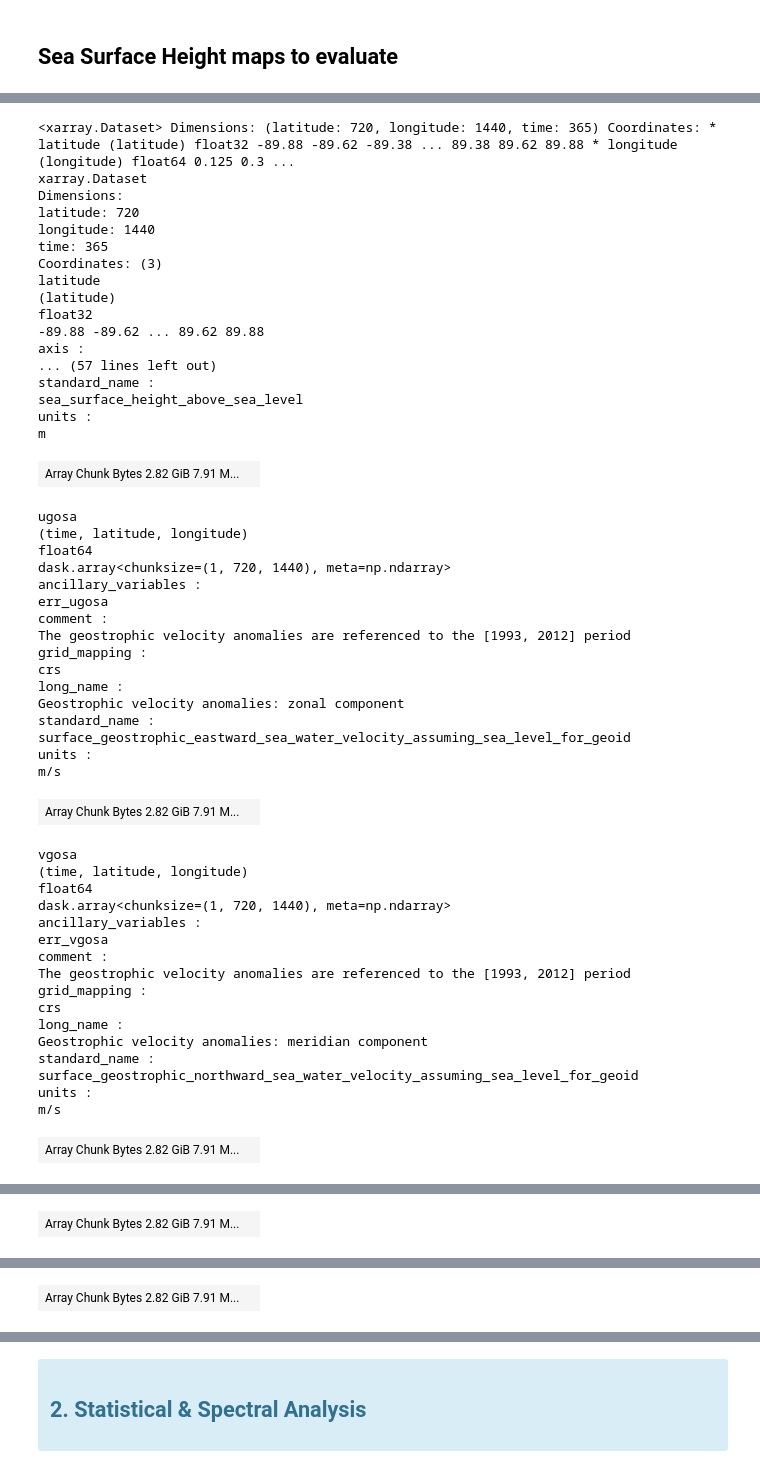
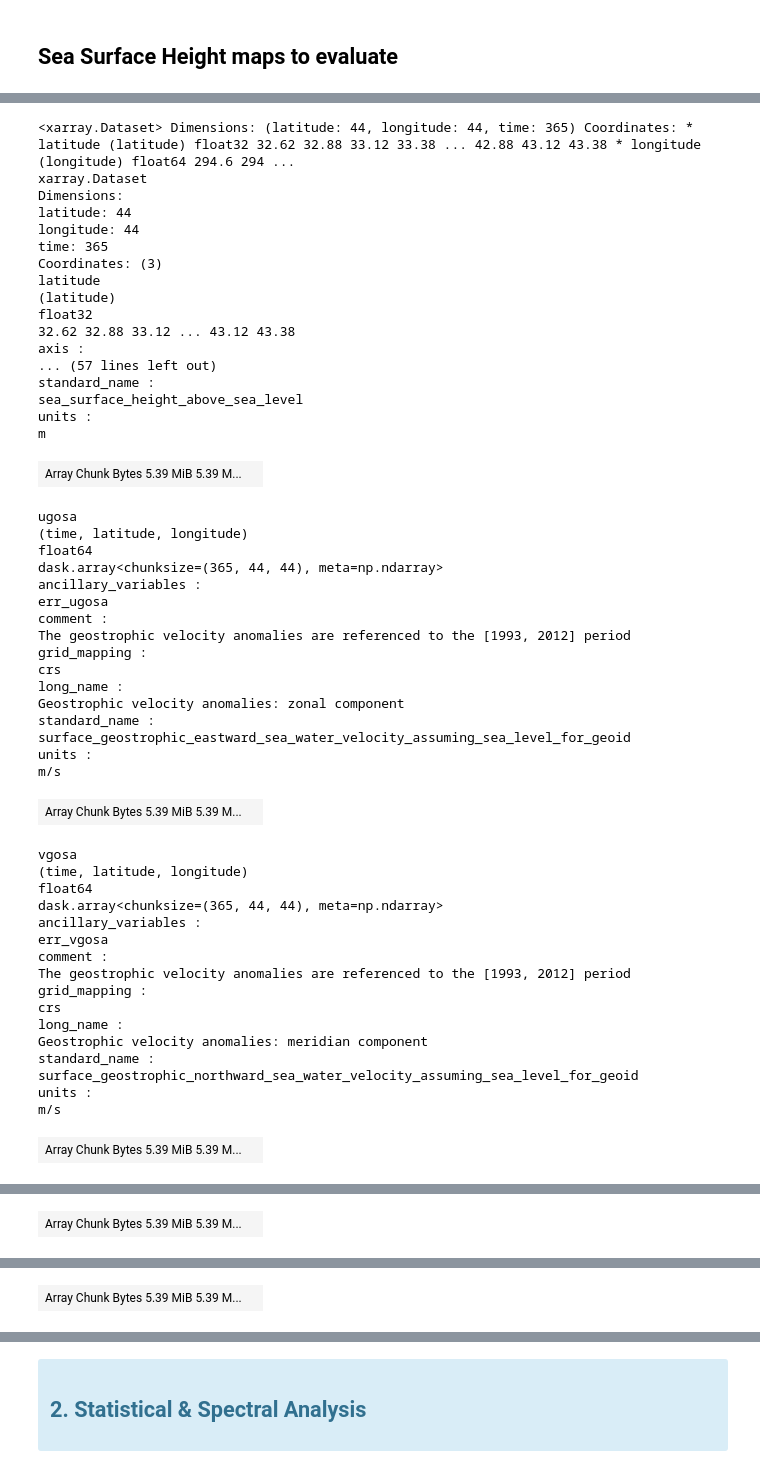
Before and after one commit to ocean-data-challenges/2023a_SSH_mapping_OSE, a Jupyter notebook: docs/source/gallery/ssh_scores_DUACS_geos_GS.ipynb, the cells around one changed output, grey strips where cells are left out. Cells and saved outputs as stored; diff of their text form; code cells hidden in the pictures.

```diff
--- a/docs/source/gallery/ssh_scores_DUACS_geos_GS.ipynb
+++ b/docs/source/gallery/ssh_scores_DUACS_geos_GS.ipynb
@@ -107,7 +118,7 @@ Data variables:
 ## Sea Surface Height maps to evaluate
 # %%
 %%time
-list_of_maps = sorted(glob('../data/maps/DUACS_global_allsat-alg/*.nc'))
+list_of_maps = sorted(glob('../data/maps/DUACS_GS.nc'))
 ds_maps = xr.open_mfdataset(list_of_maps, combine='nested', concat_dim='time')
 ds_maps = ds_maps.sel(time=slice(time_min, time_max))
 ds_maps
@@ -117,25 +128,25 @@ Wall time: 8.42 s
-<xarray.Dataset> Dimensions: (latitude: 720, longitude: 1440, time: 365) Coordinates: * latitude (latitude) float32 -89.88 -89.62 -89.38 ... 89.38 89.62 89.88 * longitude (longitude) float64 0.125 0.3 ...
+<xarray.Dataset> Dimensions: (latitude: 44, longitude: 44, time: 365) Coordinates: * latitude (latitude) float32 32.62 32.88 33.12 33.38 ... 42.88 43.12 43.38 * longitude (longitude) float64 294.6 294 ...
 xarray.Dataset
 Dimensions:
-latitude: 720
-longitude: 1440
+latitude: 44
+longitude: 44
 time: 365
 Coordinates: (3)
 latitude
 (latitude)
 float32
--89.88 -89.62 ... 89.62 89.88
+32.62 32.88 33.12 ... 43.12 43.38
 axis :
 ... (57 lines left out)
 standard_name :
 sea_surface_height_above_sea_level
 units :
 m
-| Array Chunk Bytes 2.82 GiB 7.91 M... |  |
+| Array Chunk Bytes 5.39 MiB 5.39 M... |  |
 ugosa
 (time, latitude, longitude)
 float64
-dask.array<chunksize=(1, 720, 1440), meta=np.ndarray>
+dask.array<chunksize=(365, 44, 44), meta=np.ndarray>
 ancillary_variables :
 err_ugosa
 comment :
@@ -148,11 +159,11 @@ standard_name :
 surface_geostrophic_eastward_sea_water_velocity_assuming_sea_level_for_geoid
 units :
 m/s
-| Array Chunk Bytes 2.82 GiB 7.91 M... |  |
+| Array Chunk Bytes 5.39 MiB 5.39 M... |  |
 vgosa
 (time, latitude, longitude)
 float64
-dask.array<chunksize=(1, 720, 1440), meta=np.ndarray>
+dask.array<chunksize=(365, 44, 44), meta=np.ndarray>
 ancillary_variables :
 err_vgosa
 comment :
@@ -165,7 +176,7 @@ standard_name :
 surface_geostrophic_northward_sea_water_velocity_assuming_sea_level_for_geoid
 units :
 m/s
-| Array Chunk Bytes 2.82 GiB 7.91 M... |  |
+| Array Chunk Bytes 5.39 MiB 5.39 M... |  |
 adt
 (time, latitude, longitude)
 float64
@@ -180,7 +191,7 @@ standard_name :
 sea_surface_height_above_geoid
 units :
 m
-| Array Chunk Bytes 2.82 GiB 7.91 M... |  |
+| Array Chunk Bytes 5.39 MiB 5.39 M... |  |
 ugos
 (time, latitude, longitude)
 float64
@@ -193,7 +204,7 @@ standard_name :
 surface_geostrophic_eastward_sea_water_velocity
 units :
 m/s
-| Array Chunk Bytes 2.82 GiB 7.91 M... |  |
+| Array Chunk Bytes 5.39 MiB 5.39 M... |  |
 vgos
 (time, latitude, longitude)
 float64
```
Also changed, not shown: parts of 11 cells of this notebook, 34 other files.
